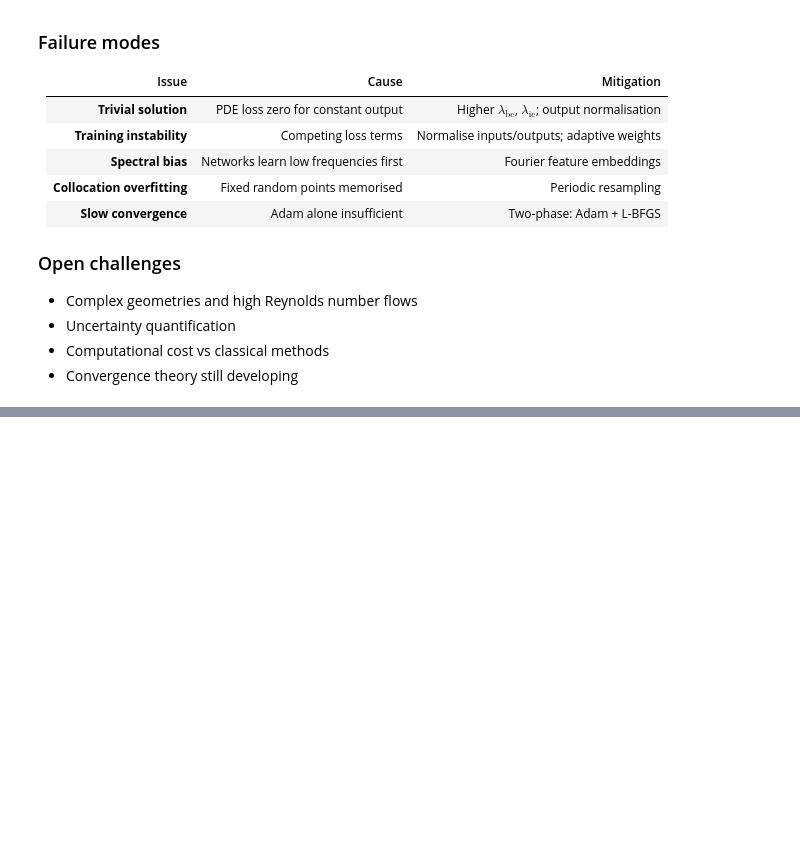
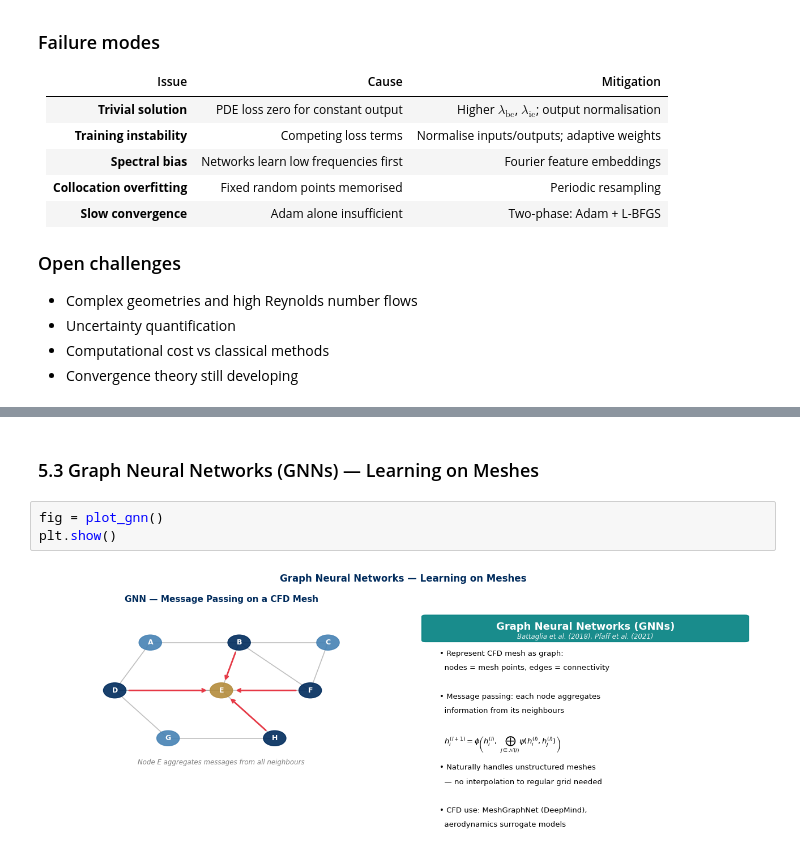
Before and after one commit to muaazbhamjee/mkm411-sciml-lectures, a Jupyter notebook: Lecture_2_PINNs_and_Beyond.ipynb, the cells around one changed output, grey strips where cells are left out. Saved outputs shown, nothing was run; the diff lists cells and outputs as text; blank space fills up the shorter version.

```diff
--- a/Lecture_2_PINNs_and_Beyond.ipynb
+++ b/Lecture_2_PINNs_and_Beyond.ipynb
@@ -279,0 +357,7 @@ else:
+# %% [markdown]
+### 5.3 Graph Neural Networks (GNNs) — Learning on Meshes
+# %%
+fig = plot_gnn()
+plt.show()
+# %% [output]
+[figure, added]
```
Also changed, not shown: parts of 25 cells of this notebook, 4 other files.
